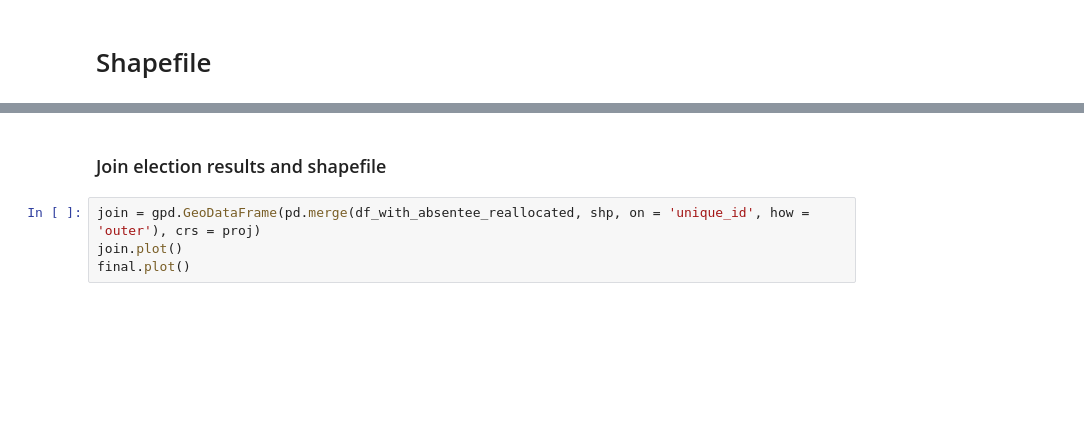
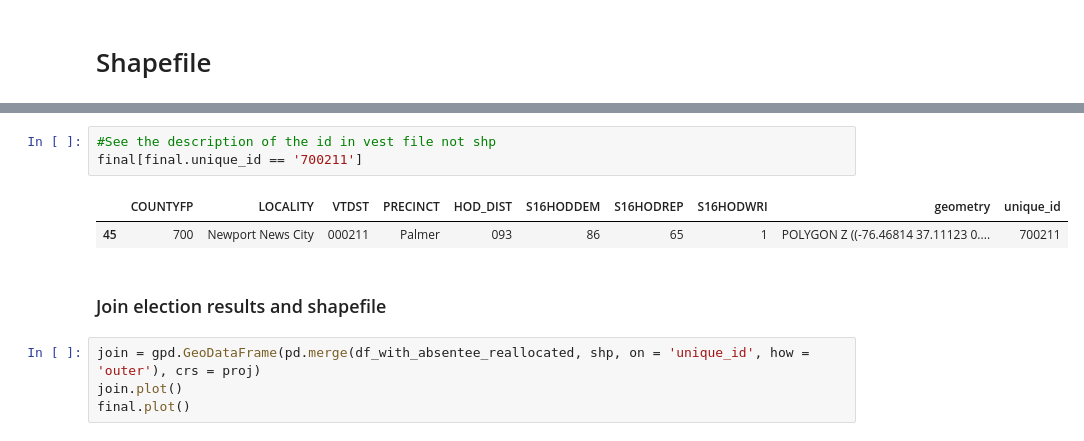
Before and after one commit to nonpartisan-redistricting-datahub/pdv-va, a Jupyter notebook: vest-va-2016/vest_va_2016_statehouse.ipynb, the cells around one changed output, grey strips where cells are left out. Saved outputs shown, nothing was run; the diff lists cells and outputs as text; blank space fills up the shorter version.

```diff
--- a/vest-va-2016/vest_va_2016_statehouse.ipynb
+++ b/vest-va-2016/vest_va_2016_statehouse.ipynb
@@ -611,3 +373,9 @@ final[final['unique_id'].isin(['199401', '800601', '700211', '700108'])]
+# %%
+#See the description of the id in vest file not shp
+final[final.unique_id == '700211']
+# %% [output]
+|  | COUNTYFP | LOCALITY | VTDST | PRECINCT | HOD_DIST | S16HODDEM | S16HODREP | S16HODWRI | geometry | unique_id |
+| 45 | 700 | Newport News City | 000211 | Palmer | 093 | 86 | 65 | 1 | POLYGON Z ((-76.46814 37.11123 0.... | 700211 |
 # %% [markdown]
 ### Join election results and shapefile
 # %%
```
Also changed, not shown: parts of 75 cells of this notebook, 2 other files.
